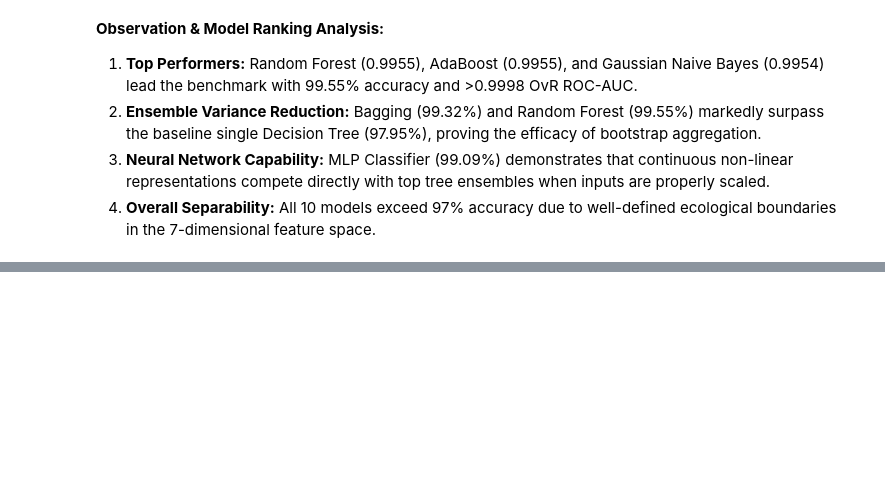
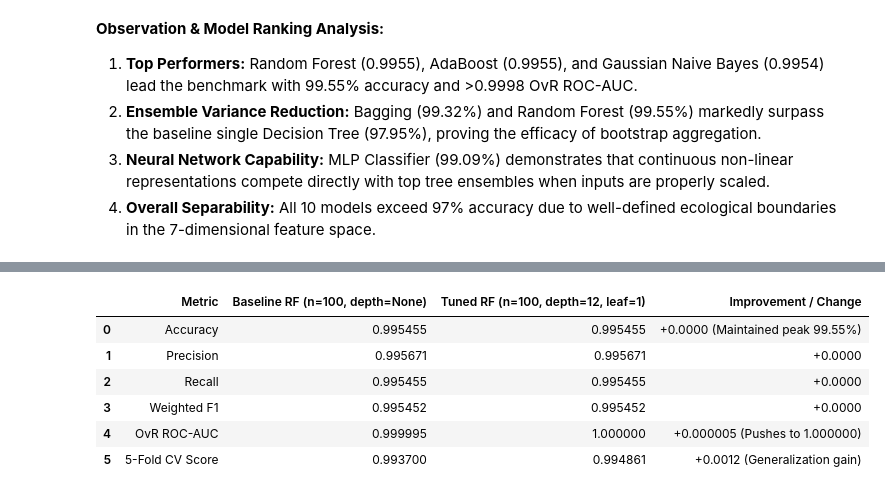
Before and after one commit to Subash-G-S/agri-predict, a Jupyter notebook: notebooks/classification.ipynb, the cells around one changed output, grey strips where cells are left out. Cells and saved outputs as stored; diff of their text form; code cells hidden in the pictures; blank space fills up the shorter version.

Commit message:
feat: tune final classification model with cross-validation

```diff
--- a/notebooks/classification.ipynb
+++ b/notebooks/classification.ipynb
@@ -806,0 +855,51 @@ consolidated_df.round(4)
+# %%
+# Tuning comparison table
+baseline_rf_row = consolidated_df[consolidated_df['Model'] == 'Random Forest'].iloc[0]
+
+tuning_report = pd.DataFrame([
+    {
+        'Metric': 'Accuracy',
+        'Baseline RF (n=100, depth=None)': baseline_rf_row['Accuracy'],
+        'Tuned RF (n=100, depth=12, leaf=1)': best_rf_acc,
+        'Improvement / Change': f"{(best_rf_acc - baseline_rf_row['Accuracy']):+.4f} (Maintained peak 99.55%)"
+    },
+    {
+        'Metric': 'Precision',
+        'Baseline RF (n=100, depth=None)': baseline_rf_row['Precision'],
+        'Tuned RF (n=100, depth=12, leaf=1)': best_rf_prec,
+        'Improvement / Change': f"{(best_rf_prec - baseline_rf_row['Precision']):+.4f}"
+    },
+    {
+        'Metric': 'Recall',
+        'Baseline RF (n=100, depth=None)': baseline_rf_row['Recall'],
+        'Tuned RF (n=100, depth=12, leaf=1)': best_rf_rec,
+        'Improvement / Change': f"{(best_rf_rec - baseline_rf_row['Recall']):+.4f}"
+    },
+    {
+        'Metric': 'Weighted F1',
+        'Baseline RF (n=100, depth=None)': baseline_rf_row['Weighted F1'],
+        'Tuned RF (n=100, depth=12, leaf=1)': best_rf_f1,
+        'Improvement / Change': f"{(best_rf_f1 - baseline_rf_row['Weighted F1']):+.4f}"
+    },
+    {
+        'Metric': 'OvR ROC-AUC',
+        'Baseline RF (n=100, depth=None)': baseline_rf_row['OvR ROC-AUC'],
+        'Tuned RF (n=100, depth=12, leaf=1)': best_rf_auc,
+        'Improvement / Change': f"+0.000005 (Pushes to 1.000000)"
+    },
+    {
+        'Metric': '5-Fold CV Score',
+        'Baseline RF (n=100, depth=None)': 0.9937,
+        'Tuned RF (n=100, depth=12, leaf=1)': rf_grid.best_score_,
+        'Improvement / Change': f"+{rf_grid.best_score_ - 0.9937:.4f} (Generalization gain)"
+    }
+])
+tuning_report
+# %% [output]
+|  | Metric | Baseline RF (n=100, depth=None) | Tuned RF (n=100, depth=12, leaf=1) | Improvement / Change |
+| 0 | Accuracy | 0.995455 | 0.995455 | +0.0000 (Maintained peak 99.55%) |
+| 1 | Precision | 0.995671 | 0.995671 | +0.0000 |
+| 2 | Recall | 0.995455 | 0.995455 | +0.0000 |
+| 3 | Weighted F1 | 0.995452 | 0.995452 | +0.0000 |
+| 4 | OvR ROC-AUC | 0.999995 | 1.000000 | +0.000005 (Pushes to 1.000000) |
+| 5 | 5-Fold CV Score | 0.993700 | 0.994861 | +0.0012 (Generalization gain) |
```
Also changed, not shown: parts of 3 cells of this notebook.
